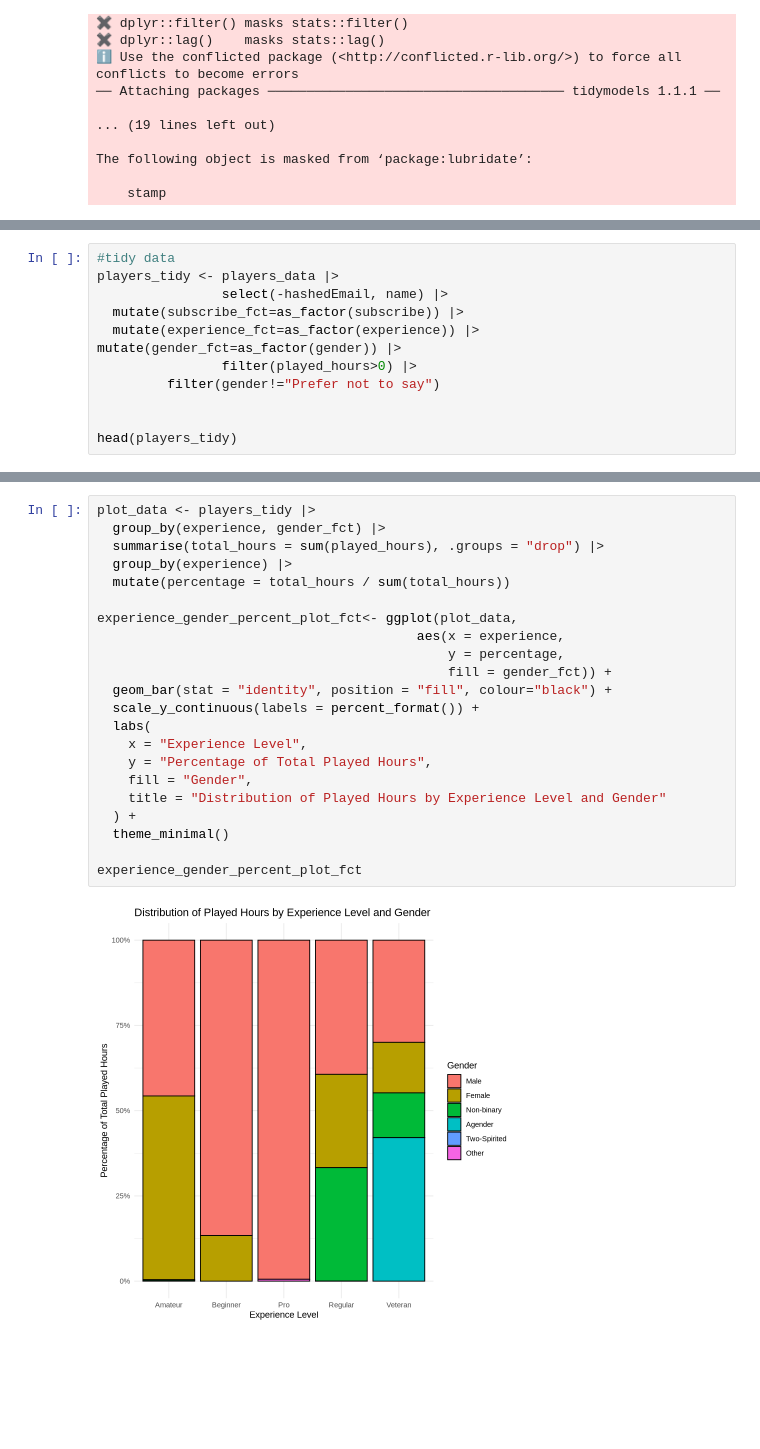
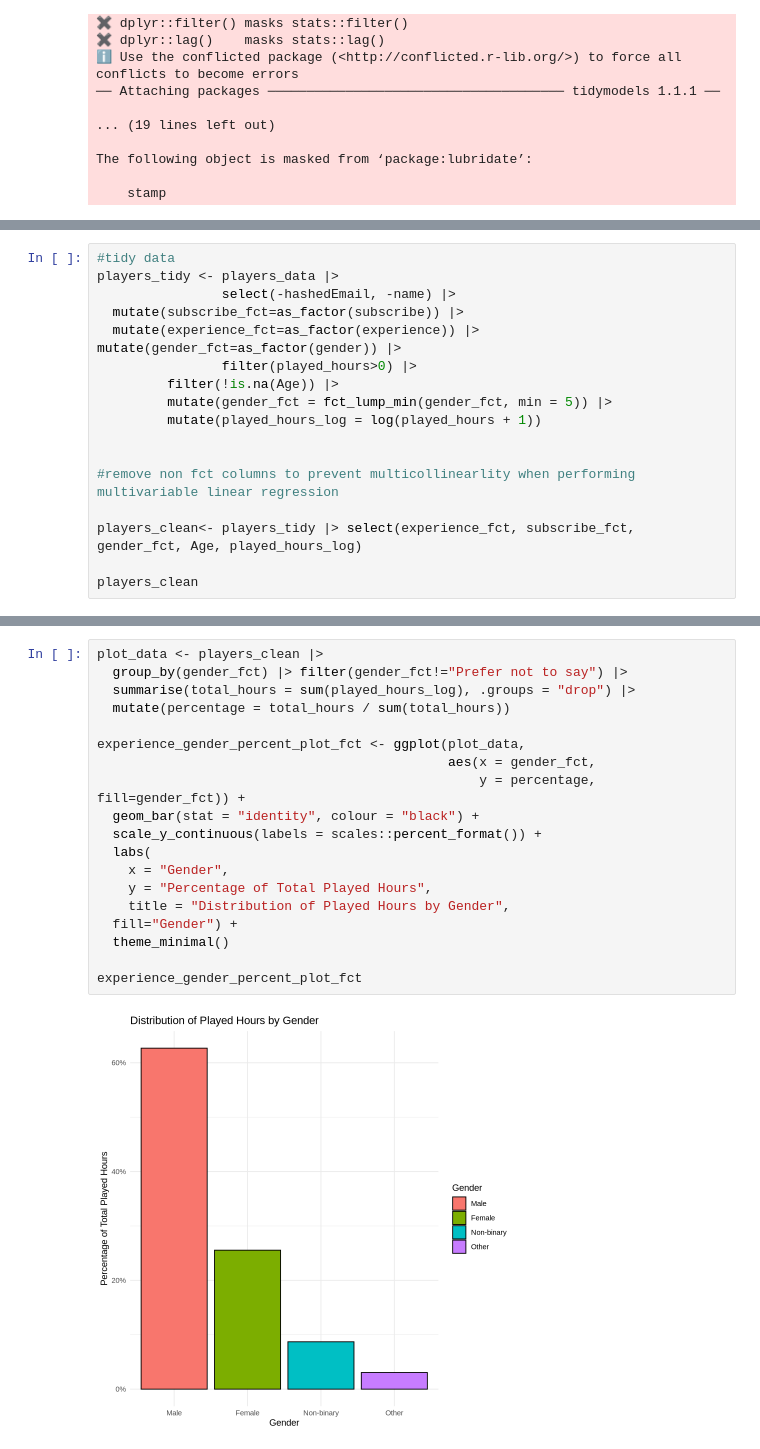
Before and after one commit to thaviship/individual-planning-dsci-100, a Jupyter notebook: Trial.ipynb, the cells around one changed output, grey strips where cells are left out. Saved outputs shown, nothing was run; the diff lists cells and outputs as text; blank space fills up the shorter version.

Commit message:
push new changes to tidy data and visualisation

```diff
--- a/Trial.ipynb
+++ b/Trial.ipynb
@@ -85,13 +87,19 @@ A large portion of the dataset also consists of players with zero recorded gamep
 # %%
 #tidy data
 players_tidy <- players_data |>
-                select(-hashedEmail, name) |>
+                select(-hashedEmail, -name) |>
   mutate(subscribe_fct=as_factor(subscribe)) |>
   mutate(experience_fct=as_factor(experience)) |>
 mutate(gender_fct=as_factor(gender)) |>
                 filter(played_hours>0) |>
-         filter(gender!="Prefer not to say")
+         filter(!is.na(Age)) |>
+         mutate(gender_fct = fct_lump_min(gender_fct, min = 5)) |>
+         mutate(played_hours_log = log(played_hours + 1))
 
 
-head(players_tidy)
+#remove non fct columns to prevent multicollinearlity when performing multivariable linear regression
+
+players_clean<- players_tidy |> select(experience_fct, subscribe_fct, gender_fct, Age, played_hours_log)
+
+players_clean
 # %% [output]
@@ -128,24 +156,21 @@ experience_gender_percent_plot_fct
 # %%
-plot_data <- players_tidy |>
-  group_by(experience, gender_fct) |>
-  summarise(total_hours = sum(played_hours), .groups = "drop") |>
-  group_by(experience) |>
+plot_data <- players_clean |>
+  group_by(gender_fct) |> filter(gender_fct!="Prefer not to say") |>
+  summarise(total_hours = sum(played_hours_log), .groups = "drop") |>
   mutate(percentage = total_hours / sum(total_hours))
 
-experience_gender_percent_plot_fct<- ggplot(plot_data,
-                                         aes(x = experience,
-                                             y = percentage,
-                                             fill = gender_fct)) +
-  geom_bar(stat = "identity", position = "fill", colour="black") +
-  scale_y_continuous(labels = percent_format()) +
+experience_gender_percent_plot_fct <- ggplot(plot_data,
+                                             aes(x = gender_fct,
+                                                 y = percentage, fill=gender_fct)) +
+  geom_bar(stat = "identity", colour = "black") +
+  scale_y_continuous(labels = scales::percent_format()) +
   labs(
-    x = "Experience Level",
+    x = "Gender",
     y = "Percentage of Total Played Hours",
-    fill = "Gender",
-    title = "Distribution of Played Hours by Experience Level and Gender"
-  ) +
+    title = "Distribution of Played Hours by Gender",
+  fill="Gender") +
   theme_minimal()
 
 experience_gender_percent_plot_fct
 # %% [output]
-[figure, old version]
+[figure, new version]
```
Also changed, not shown: parts of 13 cells of this notebook.
